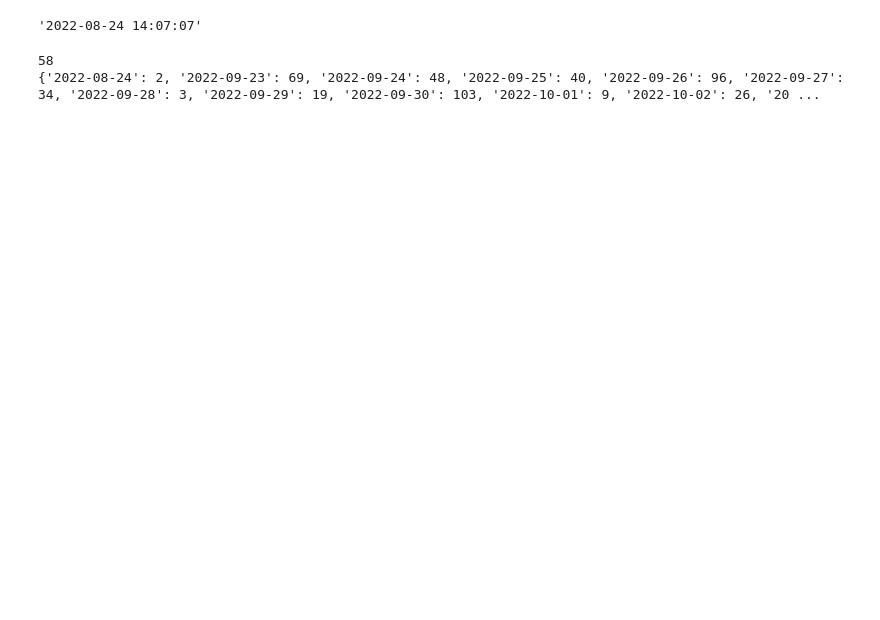
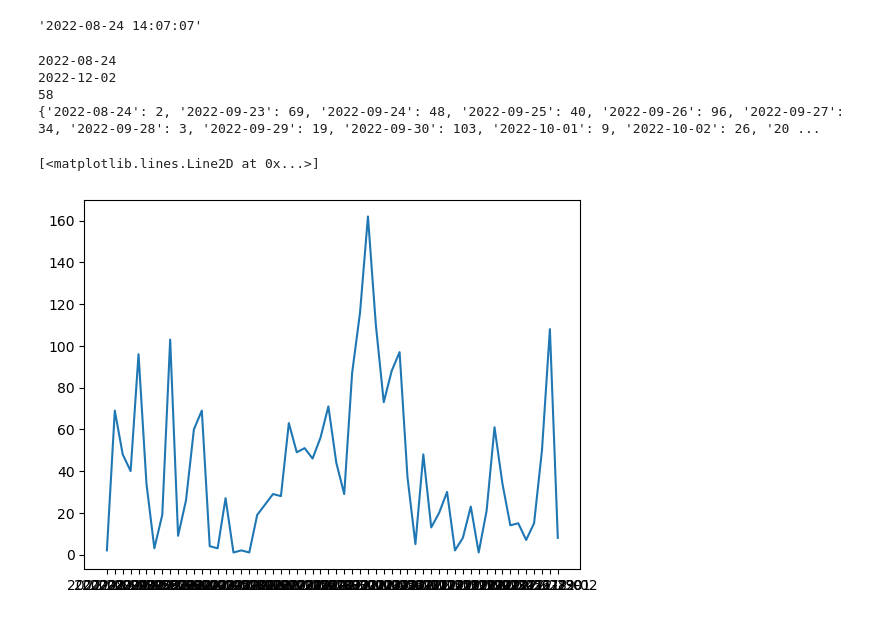
Before and after one commit to todd-gavin/DSCI510-Final-Project, a Jupyter notebook: finalProject.ipynb, the cells around one changed output. Saved outputs shown, nothing was run; the diff lists cells and outputs as text; code cells hidden in the pictures; blank space fills up the shorter version.

```diff
--- a/finalProject.ipynb
+++ b/finalProject.ipynb
@@ -82,8 +99,26 @@ for transaction in transactionData.get('result'):
     else:
         dailyTransactionVolume[timeStamp] = 1
 
+startDate = next(iter(dailyTransactionVolume))
+endDate = list(dailyTransactionVolume)[-1]
+
+print(startDate)
+print(endDate)
+
 print(len(dailyTransactionVolume))
 print(dailyTransactionVolume)
 # %% [output]
+2022-08-24
+2022-12-02
 58
 {'2022-08-24': 2, '2022-09-23': 69, '2022-09-24': 48, '2022-09-25': 40, '2022-09-26': 96, '2022-09-27': 34, '2022-09-28': 3, '2022-09-29': 19, '2022-09-30': 103, '2022-10-01': 9, '2022-10-02': 26, '20 ...
+# %%
+keys = dailyTransactionVolume.keys()
+values = dailyTransactionVolume.values()
+
+# plt.bar(keys, values)
+plt.plot(keys, values)
+# plots bar chart of keys (x) against values (y)
+# %% [output]
+[<matplotlib.lines.Line2D at 0x...>]
+[figure, added]
```
Also changed, not shown: parts of 8 cells of this notebook, 2 other files.
